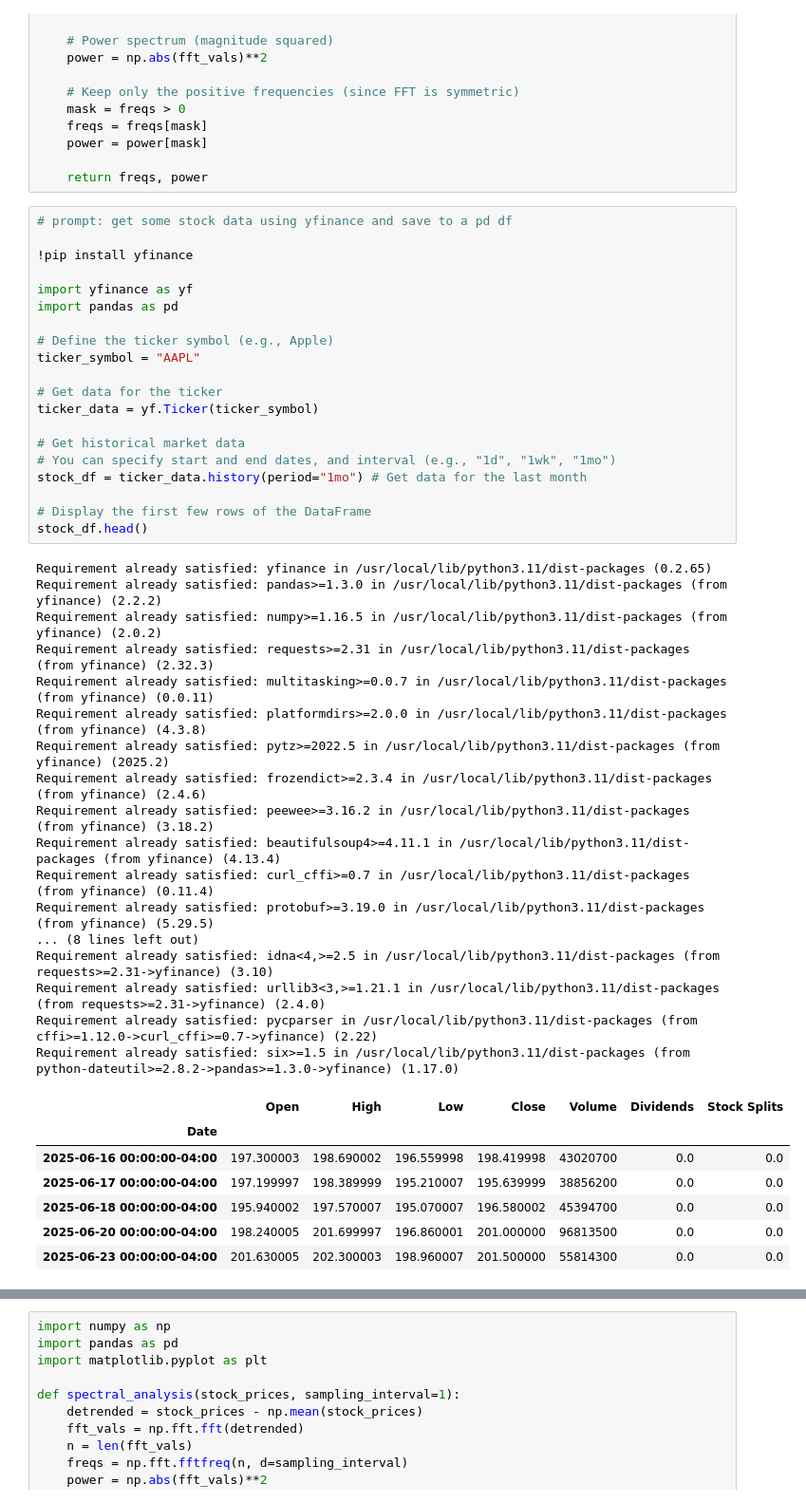
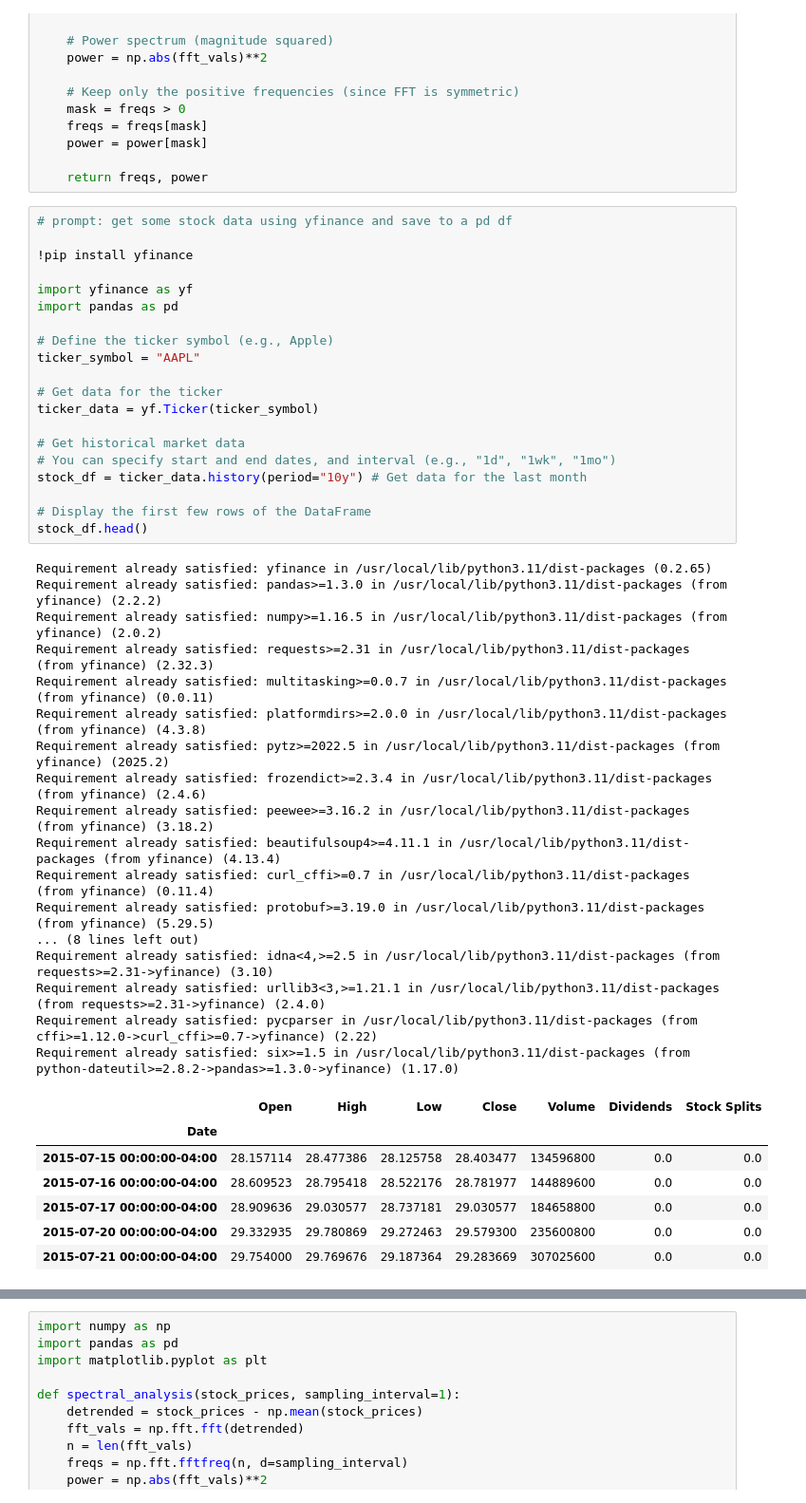
Before and after one commit to hmezer/codex-metricus, a Jupyter notebook: time-series-analysis/spectral_analysis.ipynb, the cells around one changed output, grey strips where cells are left out. Shown at 95% size. Saved outputs shown, nothing was run; the diff lists cells and outputs as text.

```diff
--- a/time-series-analysis/spectral_analysis.ipynb
+++ b/time-series-analysis/spectral_analysis.ipynb
@@ -175,39 +175,39 @@ import pandas as pd
 ticker_symbol = "AAPL"
 
 # Get data for the ticker
 ticker_data = yf.Ticker(ticker_symbol)
 
 # Get historical market data
 # You can specify start and end dates, and interval (e.g., "1d", "1wk", "1mo")
-stock_df = ticker_data.history(period="1mo") # Get data for the last month
+stock_df = ticker_data.history(period="10y") # Get data for the last month
 
 # Display the first few rows of the DataFrame
 stock_df.head()
 # %% [output]
 Requirement already satisfied: yfinance in /usr/local/lib/python3.11/dist-packages (0.2.65)
 Requirement already satisfied: pandas>=1.3.0 in /usr/local/lib/python3.11/dist-packages (from yfinance) (2.2.2)
 Requirement already satisfied: numpy>=1.16.5 in /usr/local/lib/python3.11/dist-packages (from yfinance) (2.0.2)
 Requirement already satisfied: requests>=2.31 in /usr/local/lib/python3.11/dist-packages (from yfinance) (2.32.3)
 Requirement already satisfied: multitasking>=0.0.7 in /usr/local/lib/python3.11/dist-packages (from yfinance) (0.0.11)
 Requirement already satisfied: platformdirs>=2.0.0 in /usr/local/lib/python3.11/dist-packages (from yfinance) (4.3.8)
 Requirement already satisfied: pytz>=2022.5 in /usr/local/lib/python3.11/dist-packages (from yfinance) (2025.2)
 Requirement already satisfied: frozendict>=2.3.4 in /usr/local/lib/python3.11/dist-packages (from yfinance) (2.4.6)
 Requirement already satisfied: peewee>=3.16.2 in /usr/local/lib/python3.11/dist-packages (from yfinance) (3.18.2)
 Requirement already satisfied: beautifulsoup4>=4.11.1 in /usr/local/lib/python3.11/dist-packages (from yfinance) (4.13.4)
 Requirement already satisfied: curl_cffi>=0.7 in /usr/local/lib/python3.11/dist-packages (from yfinance) (0.11.4)
 Requirement already satisfied: protobuf>=3.19.0 in /usr/local/lib/python3.11/dist-packages (from yfinance) (5.29.5)
 ... (8 lines left out)
 Requirement already satisfied: idna<4,>=2.5 in /usr/local/lib/python3.11/dist-packages (from requests>=2.31->yfinance) (3.10)
 Requirement already satisfied: urllib3<3,>=1.21.1 in /usr/local/lib/python3.11/dist-packages (from requests>=2.31->yfinance) (2.4.0)
 Requirement already satisfied: pycparser in /usr/local/lib/python3.11/dist-packages (from cffi>=1.12.0->curl_cffi>=0.7->yfinance) (2.22)
 Requirement already satisfied: six>=1.5 in /usr/local/lib/python3.11/dist-packages (from python-dateutil>=2.8.2->pandas>=1.3.0->yfinance) (1.17.0)
 |  | Open | High | Low | Close | Volume | Dividends | Stock Splits |
 | Date |  |  |  |  |  |  |  |
-| 2025-06-16 00:00:00-04:00 | 197.300003 | 198.690002 | 196.559998 | 198.419998 | 43020700 | 0.0 | 0.0 |
-| 2025-06-17 00:00:00-04:00 | 197.199997 | 198.389999 | 195.210007 | 195.639999 | 38856200 | 0.0 | 0.0 |
-| 2025-06-18 00:00:00-04:00 | 195.940002 | 197.570007 | 195.070007 | 196.580002 | 45394700 | 0.0 | 0.0 |
-| 2025-06-20 00:00:00-04:00 | 198.240005 | 201.699997 | 196.860001 | 201.000000 | 96813500 | 0.0 | 0.0 |
-| 2025-06-23 00:00:00-04:00 | 201.630005 | 202.300003 | 198.960007 | 201.500000 | 55814300 | 0.0 | 0.0 |
+| 2015-07-15 00:00:00-04:00 | 28.157114 | 28.477386 | 28.125758 | 28.403477 | 134596800 | 0.0 | 0.0 |
+| 2015-07-16 00:00:00-04:00 | 28.609523 | 28.795418 | 28.522176 | 28.781977 | 144889600 | 0.0 | 0.0 |
+| 2015-07-17 00:00:00-04:00 | 28.909636 | 29.030577 | 28.737181 | 29.030577 | 184658800 | 0.0 | 0.0 |
+| 2015-07-20 00:00:00-04:00 | 29.332935 | 29.780869 | 29.272463 | 29.579300 | 235600800 | 0.0 | 0.0 |
+| 2015-07-21 00:00:00-04:00 | 29.754000 | 29.769676 | 29.187364 | 29.283669 | 307025600 | 0.0 | 0.0 |
 # %%
 # Example: Load stock price data (CSV with Date, Close columns)
 prices = stock_df['Close']
```
Also changed, not shown: parts of 2 cells of this notebook.
